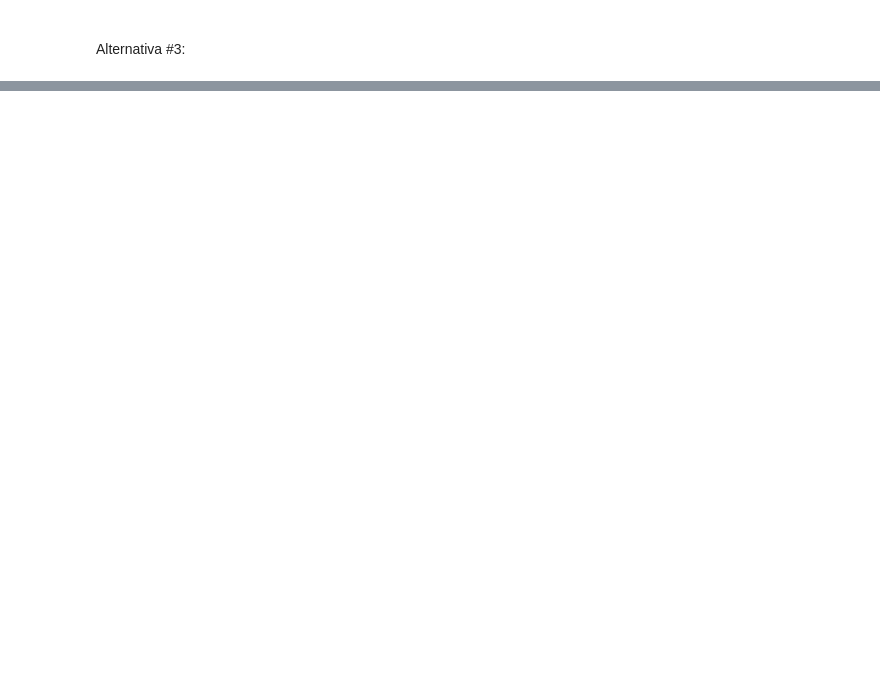
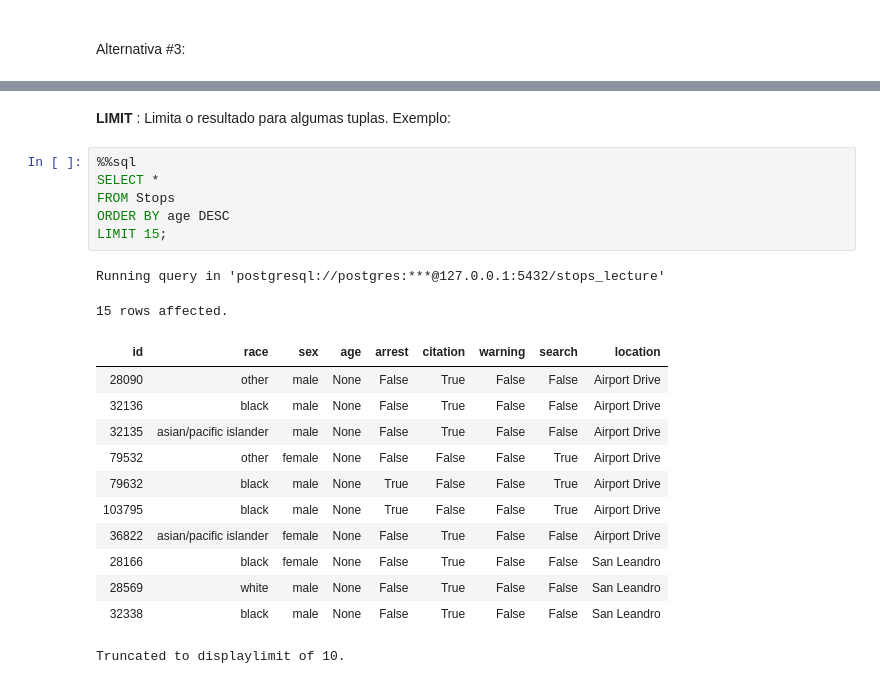
Before and after one commit to gabrielalusofona/fed_projeto, a Jupyter notebook: SQL.ipynb, the cells around one changed output, grey strips where cells are left out. Drawn from its saved outputs; the diff is of its cells as text; blank space fills up the shorter version.

```diff
--- a/SQL.ipynb
+++ b/SQL.ipynb
@@ -277,0 +678,24 @@ Running query in 'postgresql://127.0.0.1:5432/stops_lecture'
+# %% [markdown]
+**LIMIT <val>**: Limita o resultado para algumas tuplas.
+Exemplo:
+# %%
+%%sql
+SELECT *
+FROM Stops
+ORDER BY age DESC
+LIMIT 15;
+# %% [output]
+Running query in 'postgresql://postgres:***@127.0.0.1:5432/stops_lecture'
+15 rows affected.
+| id | race | sex | age | arrest | citation | warning | search | location |
+| 28090 | other | male | None | False | True | False | False | Airport Drive |
+| 32136 | black | male | None | False | True | False | False | Airport Drive |
+| 32135 | asian/pacific islander | male | None | False | True | False | False | Airport Drive |
+| 79532 | other | female | None | False | False | False | True | Airport Drive |
+| 79632 | black | male | None | True | False | False | True | Airport Drive |
+| 103795 | black | male | None | True | False | False | True | Airport Drive |
+| 36822 | asian/pacific islander | female | None | False | True | False | False | Airport Drive |
+| 28166 | black | female | None | False | True | False | False | San Leandro |
+| 28569 | white | male | None | False | True | False | False | San Leandro |
+| 32338 | black | male | None | False | True | False | False | San Leandro |
+Truncated to displaylimit of 10.
```
Also changed, not shown: parts of 109 cells of this notebook, 2 other files.
